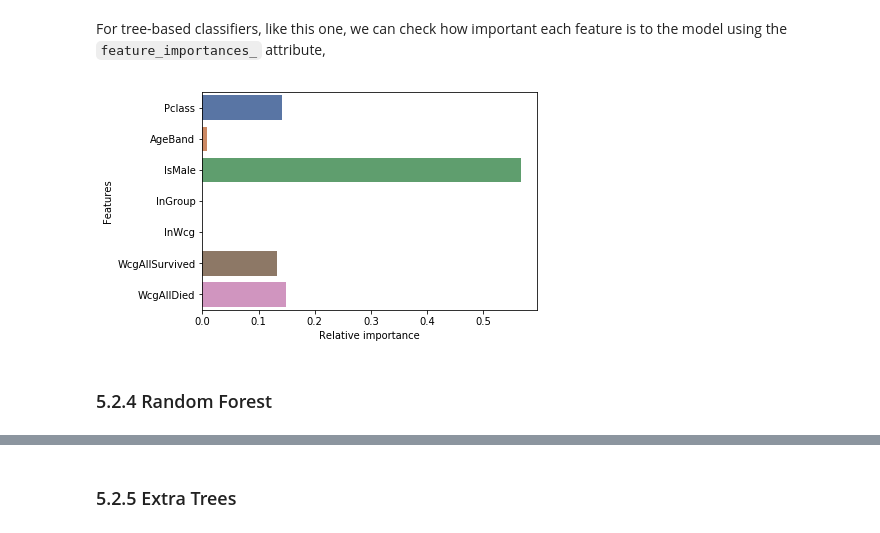
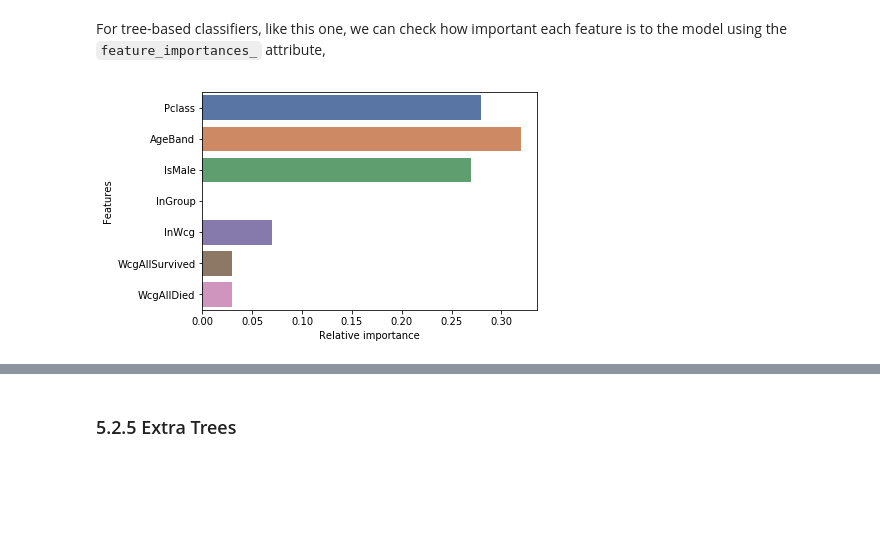
Before and after one commit to davidtvs/kaggle-titanic, a Jupyter notebook: surviving-the-titanic.ipynb, the cells around one changed output, grey strips where cells are left out. Drawn from its saved outputs; the diff is of its cells as text; code cells hidden in the pictures; blank space fills up the shorter version.

Commit message:
Update best models and submission

```diff
--- a/surviving-the-titanic.ipynb
+++ b/surviving-the-titanic.ipynb
@@ -831,17 +827,15 @@ n_iter_search = 200
 # %%
-knn = KNeighborsClassifier()
+logreg = LogisticRegression(random_state=random_state)
 rand_param = {
-    'algorithm': ['auto'],
-    'n_neighbors': randint(1, 25),
-    'leaf_size': randint(1, 50),
-    'weights': ['uniform', 'distance']
-}
+    'penalty': ['l1', 'l2'],
+    'C': uniform(0.01, 10)
+ }
 
-knn_search = RandomizedSearchCV(knn, param_distributions=rand_param, n_iter=n_iter_search, cv=k_folds,
-                                n_jobs=4, verbose=1, iid=False)
-knn_search.fit(X_train, Y_train)
-report(knn_search.cv_results_)
+logreg_search = RandomizedSearchCV(logreg, param_distributions=rand_param, n_iter=n_iter_search, cv=k_folds,
+                                   n_jobs=4, verbose=1, iid=False)
+logreg_search.fit(X_train, Y_train)
+report(logreg_search.cv_results_)
 
-knn_best = knn_search.best_estimator_
+logreg_best = logreg_search.best_estimator_
 # %% [output]
 Fitting 10 folds for each of 200 candidates, totalling 2000 fits
@@ -894,16 +919,14 @@ Parameters: {'gamma': 0.39124216012873636, 'C': 1.2896365257780107}
 # %%
-tc = DecisionTreeClassifier(random_state=random_state)
+ada = AdaBoostClassifier(random_state=random_state, n_estimators=n_estimators)
 rand_param = {
-    'max_depth': np.append(randint(1, 10).rvs(10), None),
-    'max_features': randint(1, X_train.shape[1]), # From 1 to number of features is a good range
-    'min_samples_split': randint(2, 10)
+    'learning_rate': uniform(0.1, 10),
 }
 
-tc_search = RandomizedSearchCV(tc, param_distributions=rand_param, n_iter=n_iter_search, cv=k_folds,
+ada_search = RandomizedSearchCV(ada, param_distributions=rand_param, n_iter=n_iter_search, cv=k_folds,
                                 n_jobs=4, verbose=1, iid=False)
-tc_search.fit(X_train, Y_train)
-report(tc_search.cv_results_)
+ada_search.fit(X_train, Y_train)
+report(ada_search.cv_results_)
 
-tc_best = tc_search.best_estimator_
+ada_best = ada_search.best_estimator_
 # %% [output]
 Fitting 10 folds for each of 200 candidates, totalling 2000 fits
@@ -922,10 +953,8 @@ Parameters: {'min_samples_split': 5, 'max_features': 4, 'max_depth': 3}
 # %% [markdown]
 For tree-based classifiers, like this one, we can check how important each feature is to the model using the `feature_importances_` attribute,
 # %%
-g = sns.barplot(x=tc_best.feature_importances_, y=test.columns, orient='h')
+g = sns.barplot(x=ada_best.feature_importances_, y=test.columns, orient='h')
 _ = g.set_xlabel('Relative importance')
 _ = g.set_ylabel('Features')
 # %% [output]
-[figure, old version]
+[figure, new version]
-# %% [markdown]
-### 5.2.4 Random Forest <a class="anchor" id="forest"></a>
```
Also changed, not shown: parts of 27 cells of this notebook.
